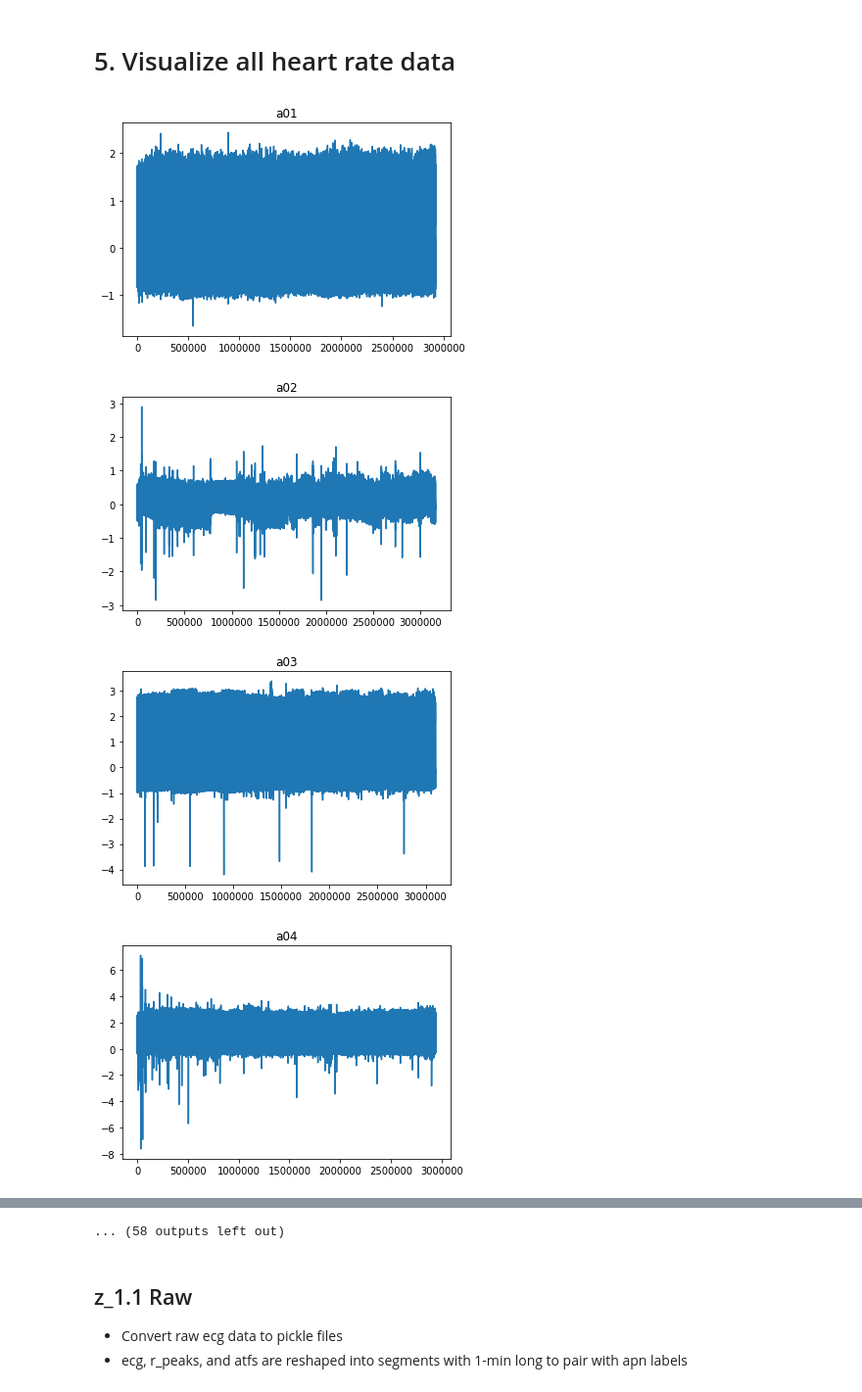
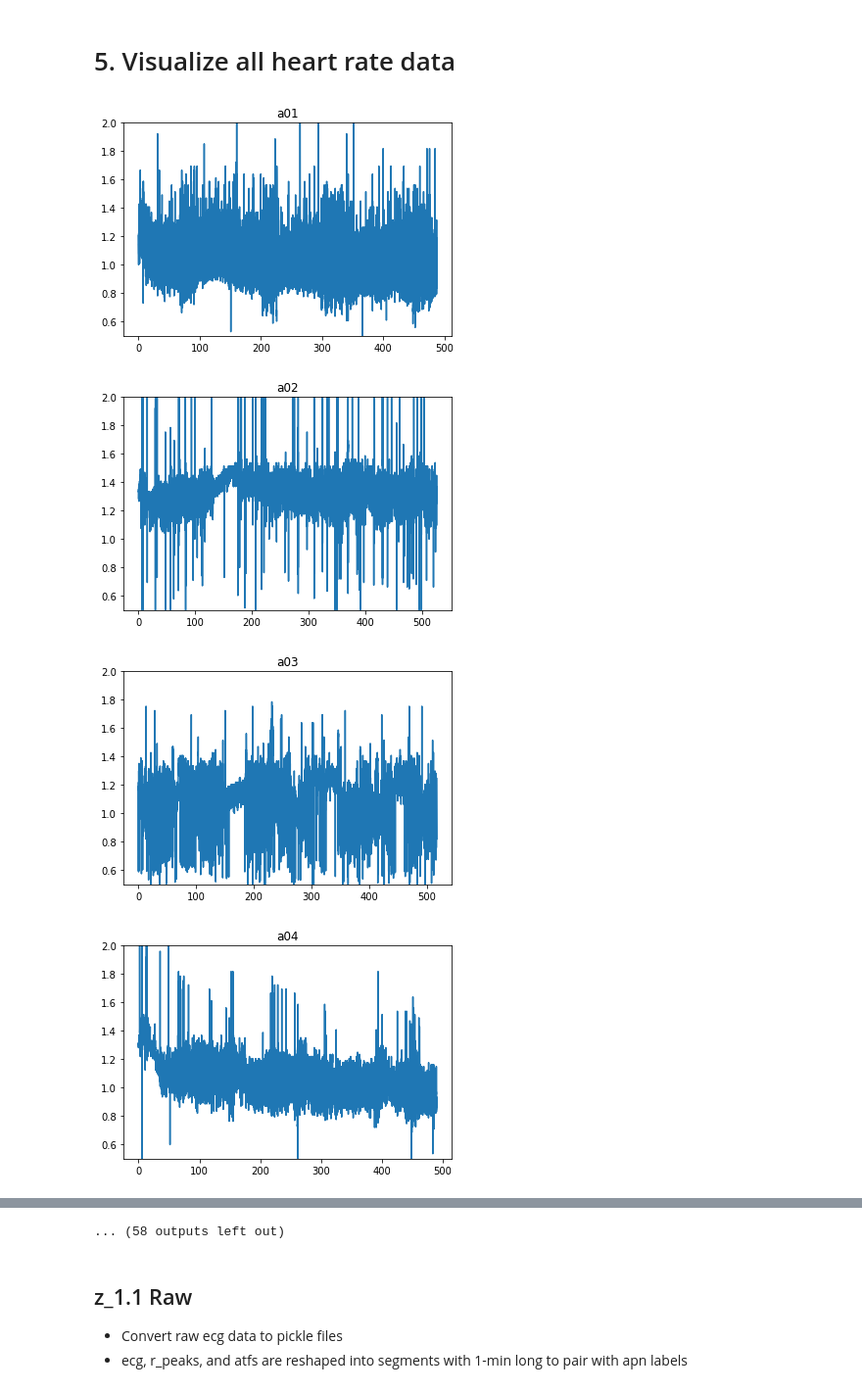
Before and after one commit to ChiQiao/Apnea-ECG, a Jupyter notebook: scripts/1_Data_prep.ipynb, the cells around one changed output, grey strips where cells are left out. Shown at 98% size. Saved outputs shown, nothing was run; the diff lists cells and outputs as text; code cells hidden in the pictures.

```diff
--- a/scripts/1_Data_prep.ipynb
+++ b/scripts/1_Data_prep.ipynb
@@ -213,18 +213,18 @@ c20
 # %%
 file_full = [f'a{i:02d}' for i in range(1, 41)] +\
     [f'b{i:02d}' for i in range(1, 11)] +\
     [f'c{i:02d}' for i in range(1, 21)]
 for file in file_full:
     with open(f'../HR_data/{file}.pkl', 'rb') as f:
         res = pickle.load(f)
 
     plt.figure()
-    plt.plot(res['t_hr'], res['hr'])
+    plt.plot(res['t'], res['hr'])
     plt.ylim([0.5, 2])
     plt.title(file)
     plt.show()
 # %% [output]
-[figure, old version]
+[figure, new version]
-[figure, old version]
+[figure, new version]
-[figure, old version]
+[figure, new version]
-[figure, old version]
+[figure, new version]
```
Also changed, not shown: parts of 1 cell of this notebook, 2 other files.
